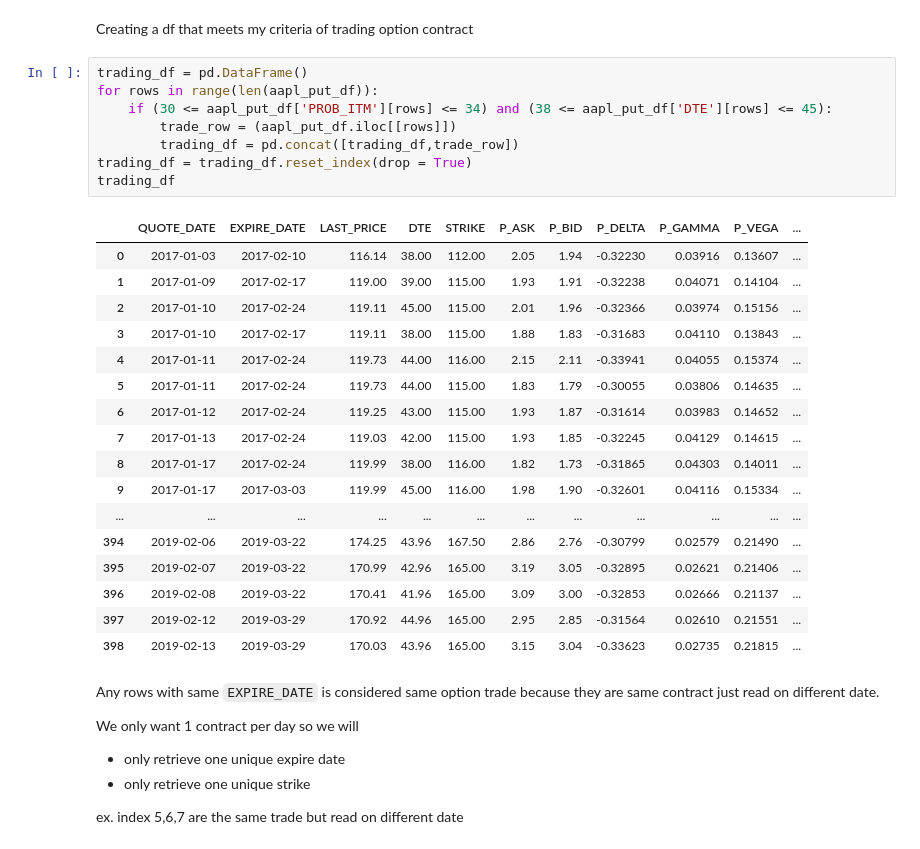
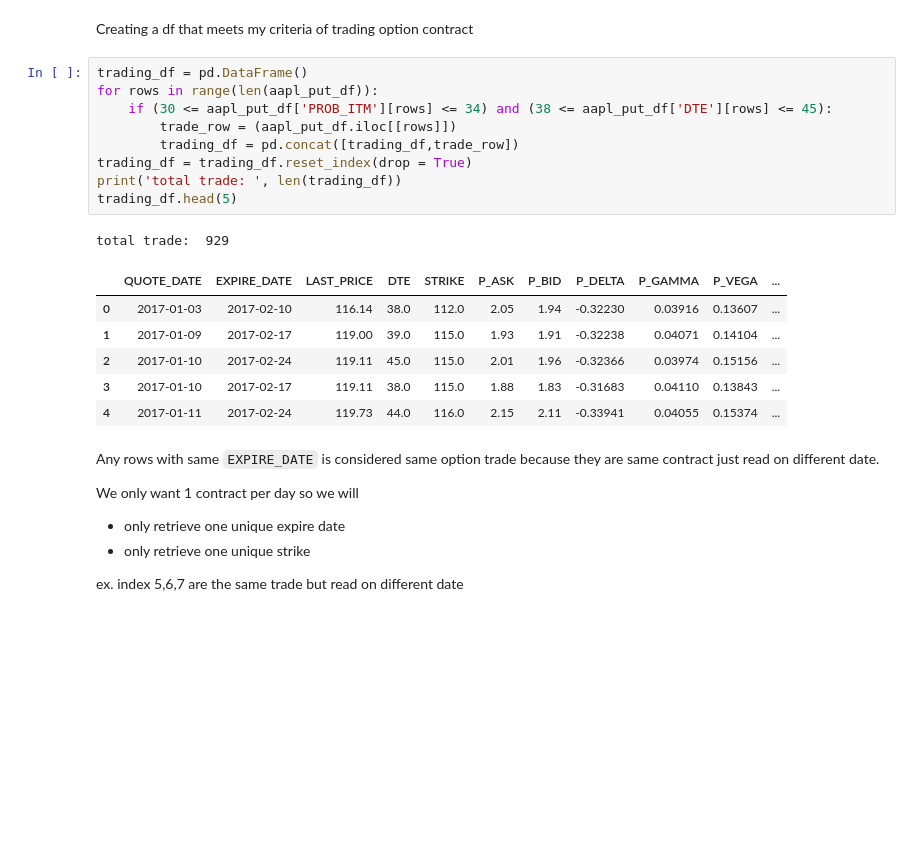
Before and after one commit to bkim5029/Options-backtest, a Jupyter notebook: 2. Data Wrangling/Data Wrangling.ipynb, the cells around one changed output. Drawn from its saved outputs; the diff is of its cells as text; blank space fills up the shorter version.

```diff
--- a/2. Data Wrangling/Data Wrangling.ipynb
+++ b/2. Data Wrangling/Data Wrangling.ipynb
@@ -110,24 +110,15 @@ for rows in range(len(aapl_put_df)):
         trading_df = pd.concat([trading_df,trade_row])
 trading_df = trading_df.reset_index(drop = True)
-trading_df
+print('total trade: ', len(trading_df))
+trading_df.head(5)
 # %% [output]
+total trade:  929
 |  | QUOTE_DATE | EXPIRE_DATE | LAST_PRICE | DTE | STRIKE | P_ASK | P_BID | P_DELTA | P_GAMMA | P_VEGA | ... |
-| 0 | 2017-01-03 | 2017-02-10 | 116.14 | 38.00 | 112.00 | 2.05 | 1.94 | -0.32230 | 0.03916 | 0.13607 | ... |
-| 1 | 2017-01-09 | 2017-02-17 | 119.00 | 39.00 | 115.00 | 1.93 | 1.91 | -0.32238 | 0.04071 | 0.14104 | ... |
-| 2 | 2017-01-10 | 2017-02-24 | 119.11 | 45.00 | 115.00 | 2.01 | 1.96 | -0.32366 | 0.03974 | 0.15156 | ... |
-| 3 | 2017-01-10 | 2017-02-17 | 119.11 | 38.00 | 115.00 | 1.88 | 1.83 | -0.31683 | 0.04110 | 0.13843 | ... |
-| 4 | 2017-01-11 | 2017-02-24 | 119.73 | 44.00 | 116.00 | 2.15 | 2.11 | -0.33941 | 0.04055 | 0.15374 | ... |
-| 5 | 2017-01-11 | 2017-02-24 | 119.73 | 44.00 | 115.00 | 1.83 | 1.79 | -0.30055 | 0.03806 | 0.14635 | ... |
-| 6 | 2017-01-12 | 2017-02-24 | 119.25 | 43.00 | 115.00 | 1.93 | 1.87 | -0.31614 | 0.03983 | 0.14652 | ... |
-| 7 | 2017-01-13 | 2017-02-24 | 119.03 | 42.00 | 115.00 | 1.93 | 1.85 | -0.32245 | 0.04129 | 0.14615 | ... |
-| 8 | 2017-01-17 | 2017-02-24 | 119.99 | 38.00 | 116.00 | 1.82 | 1.73 | -0.31865 | 0.04303 | 0.14011 | ... |
-| 9 | 2017-01-17 | 2017-03-03 | 119.99 | 45.00 | 116.00 | 1.98 | 1.90 | -0.32601 | 0.04116 | 0.15334 | ... |
-| ... | ... | ... | ... | ... | ... | ... | ... | ... | ... | ... | ... |
-| 394 | 2019-02-06 | 2019-03-22 | 174.25 | 43.96 | 167.50 | 2.86 | 2.76 | -0.30799 | 0.02579 | 0.21490 | ... |
-| 395 | 2019-02-07 | 2019-03-22 | 170.99 | 42.96 | 165.00 | 3.19 | 3.05 | -0.32895 | 0.02621 | 0.21406 | ... |
-| 396 | 2019-02-08 | 2019-03-22 | 170.41 | 41.96 | 165.00 | 3.09 | 3.00 | -0.32853 | 0.02666 | 0.21137 | ... |
-| 397 | 2019-02-12 | 2019-03-29 | 170.92 | 44.96 | 165.00 | 2.95 | 2.85 | -0.31564 | 0.02610 | 0.21551 | ... |
-| 398 | 2019-02-13 | 2019-03-29 | 170.03 | 43.96 | 165.00 | 3.15 | 3.04 | -0.33623 | 0.02735 | 0.21815 | ... |
+| 0 | 2017-01-03 | 2017-02-10 | 116.14 | 38.0 | 112.0 | 2.05 | 1.94 | -0.32230 | 0.03916 | 0.13607 | ... |
+| 1 | 2017-01-09 | 2017-02-17 | 119.00 | 39.0 | 115.0 | 1.93 | 1.91 | -0.32238 | 0.04071 | 0.14104 | ... |
+| 2 | 2017-01-10 | 2017-02-24 | 119.11 | 45.0 | 115.0 | 2.01 | 1.96 | -0.32366 | 0.03974 | 0.15156 | ... |
+| 3 | 2017-01-10 | 2017-02-17 | 119.11 | 38.0 | 115.0 | 1.88 | 1.83 | -0.31683 | 0.04110 | 0.13843 | ... |
+| 4 | 2017-01-11 | 2017-02-24 | 119.73 | 44.0 | 116.0 | 2.15 | 2.11 | -0.33941 | 0.04055 | 0.15374 | ... |
 # %% [markdown]
 Any rows with same `EXPIRE_DATE` is considered same option trade because they are same contract just read on different date.
 
```
Also changed, not shown: parts of 3 cells of this notebook, 1 other file.
